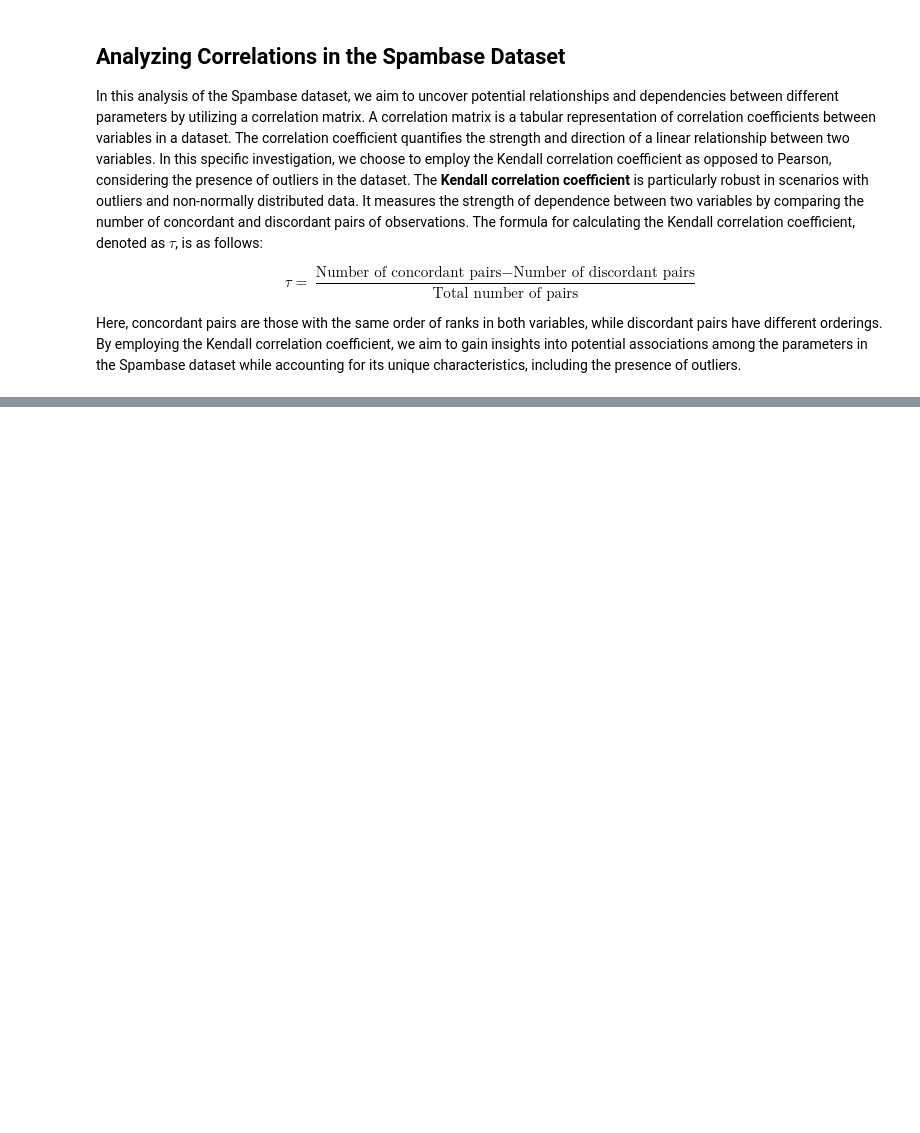
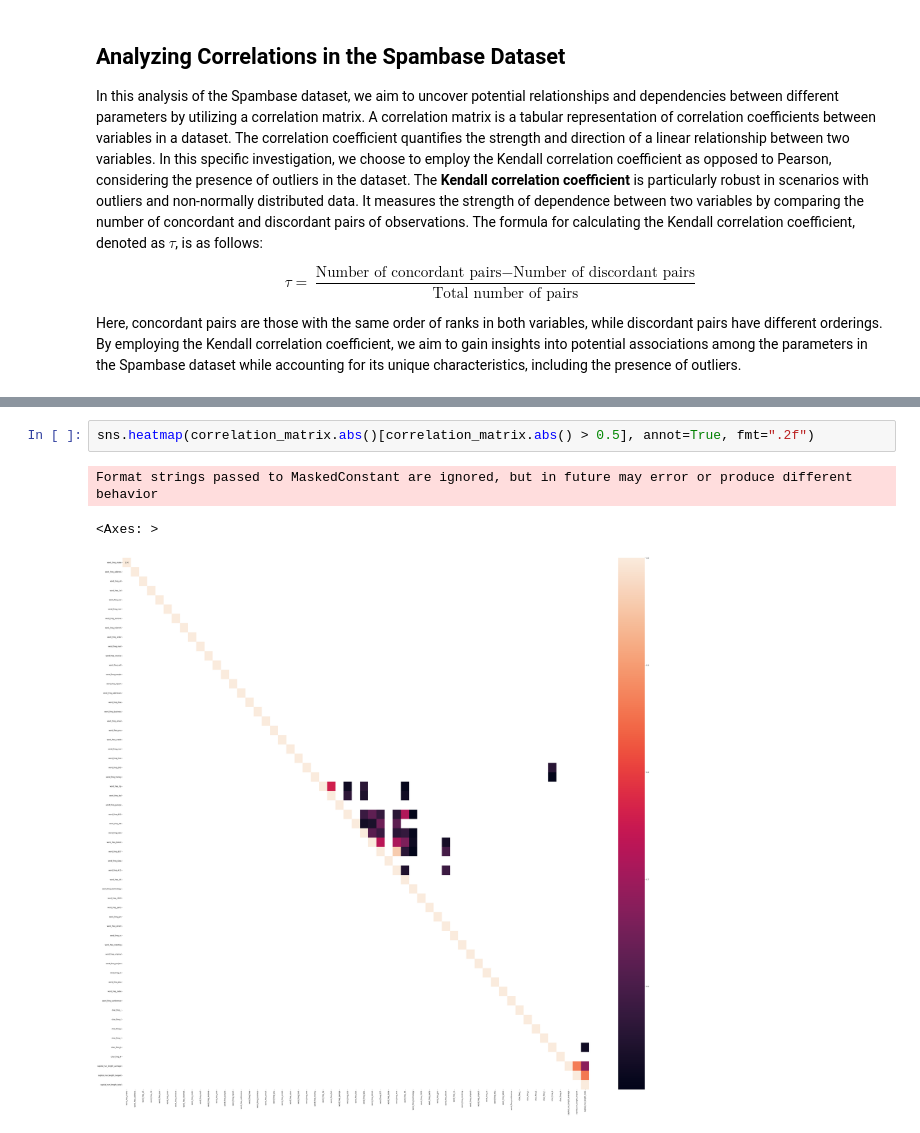
Before and after one commit to rosarioscavo/UCI-Spambase, a Jupyter notebook: uci_spambase.ipynb, the cells around one changed output, grey strips where cells are left out. Saved outputs shown, nothing was run; the diff lists cells and outputs as text; blank space fills up the shorter version.

```diff
--- a/uci_spambase.ipynb
+++ b/uci_spambase.ipynb
@@ -655,0 +672,6 @@ plt.show()
+# %%
+sns.heatmap(correlation_matrix.abs()[correlation_matrix.abs() > 0.5], annot=True, fmt=".2f")
+# %% [output]
+Format strings passed to MaskedConstant are ignored, but in future may error or produce different behavior
+<Axes: >
+[figure, added]
```
Also changed, not shown: parts of 4 cells of this notebook, 1 other file.
